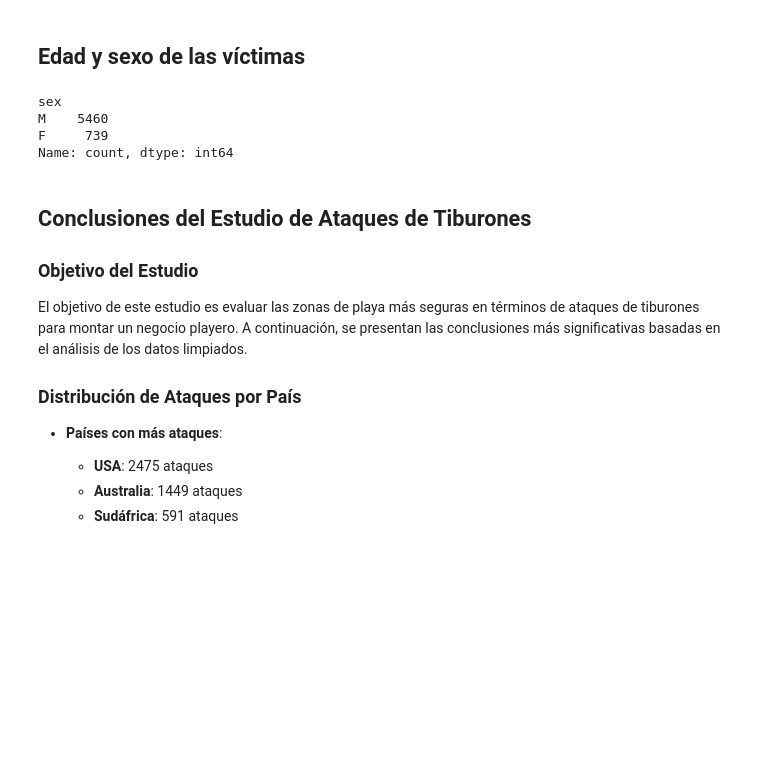
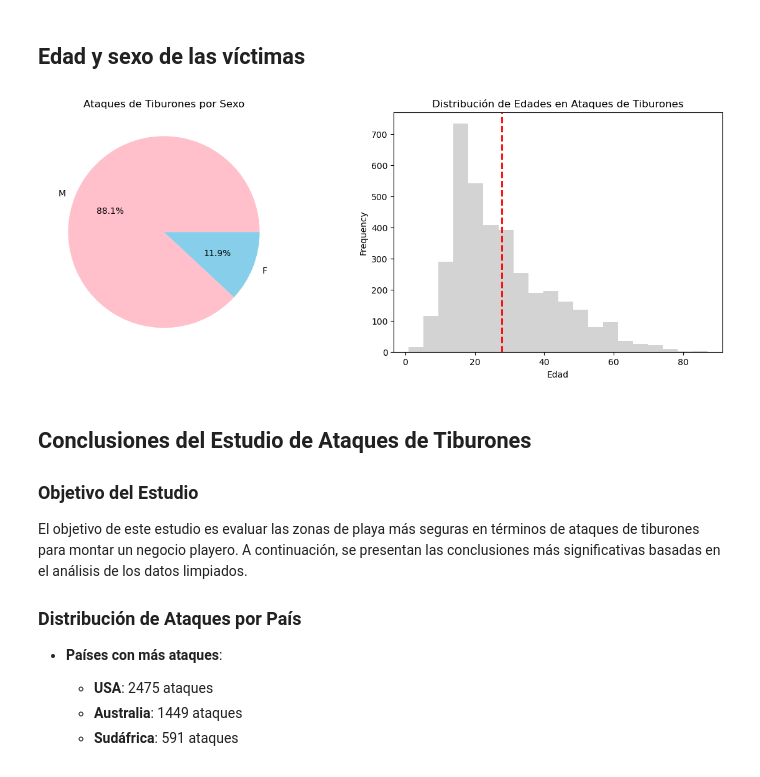
Before and after one commit to jesuserro/shark-attack-exploratory-data-analysis, a Jupyter notebook: notebooks/exploratory_analysis.ipynb, the cells around one changed output. Saved outputs shown, nothing was run; the diff lists cells and outputs as text; code cells hidden in the pictures; blank space fills up the shorter version.

```diff
--- a/notebooks/exploratory_analysis.ipynb
+++ b/notebooks/exploratory_analysis.ipynb
@@ -418,16 +418,24 @@ Boat               7
 Name: count, dtype: int64
 # %% [markdown]
 ## Edad y sexo de las víctimas
-# %%
-df['age'] = pd.to_numeric(df['age'], errors='coerce')
-edad_media = df['age'].mean()
-ataques_por_sexo = df['sex'].value_counts()
-ataques_por_sexo
-# %% [output]
-sex
-M    5460
-F     739
-Name: count, dtype: int64
+# %%
+df['age'] = pd.to_numeric(df['age'], errors='coerce')
+edad_media = df['age'].mean()
+ataques_por_sexo = df['sex'].value_counts()
+ataques_por_sexo
+
+# Muestra una gráfica de tarta con porcentage con los ataques por sexo y edad. Female pink, male skyblue
+fig, ax = plt.subplots(1, 2, figsize=(15, 5))
+ataques_por_sexo.plot(kind='pie', autopct='%1.1f%%', colors=['skyblue', 'pink'], ax=ax[0])
+ax[0].set_title('Ataques de Tiburones por Sexo')
+ax[0].set_ylabel('')
+df['age'].plot(kind='hist', bins=20, color='lightgrey', ax=ax[1])
+ax[1].axvline(edad_media, color='red', linestyle='dashed', linewidth=2)
+ax[1].set_title('Distribución de Edades en Ataques de Tiburones')
+ax[1].set_xlabel('Edad')
+plt.show()
+# %% [output]
+[figure, added]
 # %% [markdown]
 ## Conclusiones del Estudio de Ataques de Tiburones
 
```
